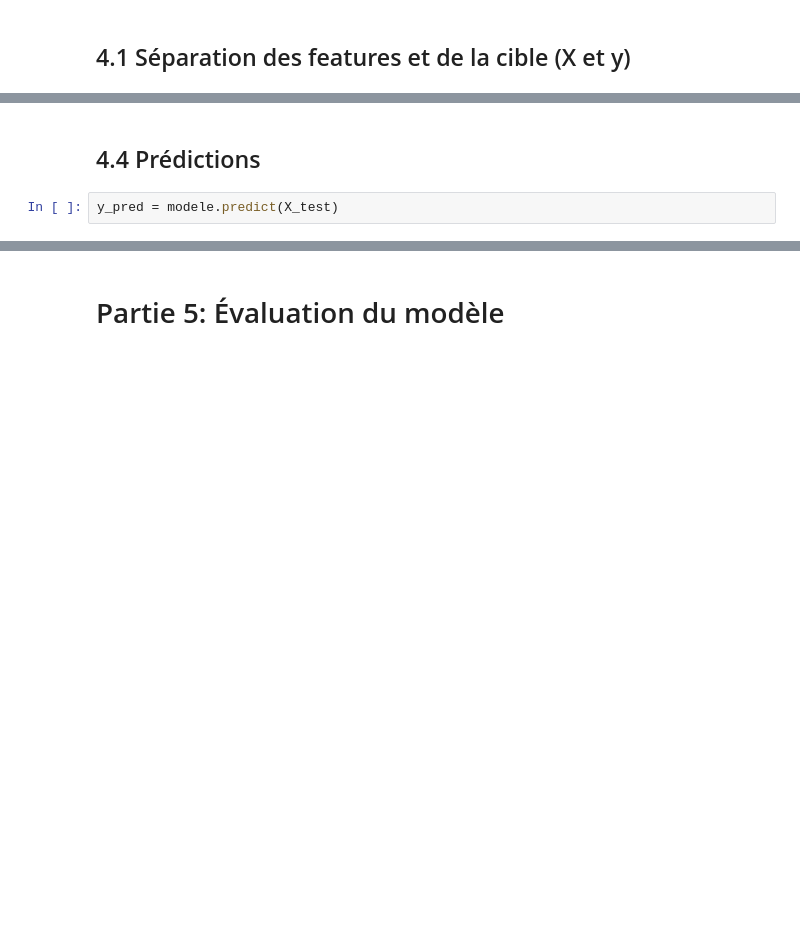
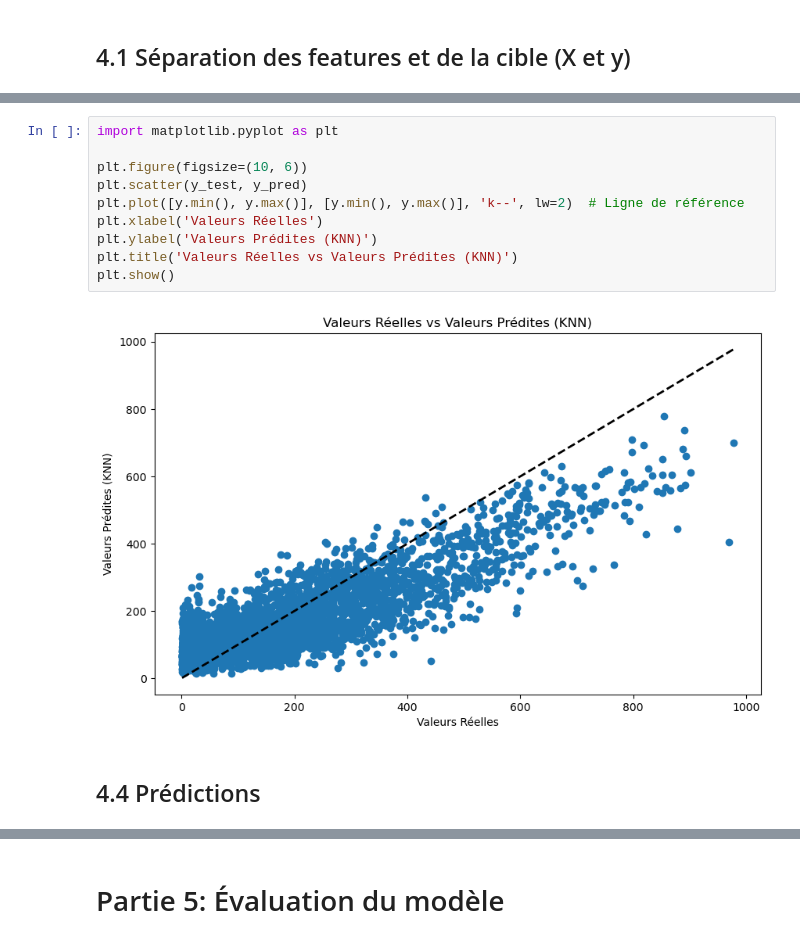
Before and after one commit to KhayriBS/ML-Project-Bike-Sharing-Model, a Jupyter notebook: Bike_Sharing_Analysis.ipynb, the cells around one changed output, grey strips where cells are left out. Cells and saved outputs as stored; diff of their text form; blank space fills up the shorter version.

```diff
--- a/Bike_Sharing_Analysis.ipynb
+++ b/Bike_Sharing_Analysis.ipynb
@@ -353,4 +510,14 @@ LinearRegression()
+# %%
+import matplotlib.pyplot as plt
+
+plt.figure(figsize=(10, 6))
+plt.scatter(y_test, y_pred)
+plt.plot([y.min(), y.max()], [y.min(), y.max()], 'k--', lw=2)  # Ligne de référence
+plt.xlabel('Valeurs Réelles')
+plt.ylabel('Valeurs Prédites (KNN)')
+plt.title('Valeurs Réelles vs Valeurs Prédites (KNN)')
+plt.show()
+# %% [output]
+[figure, added]
 # %% [markdown]
 ## 4.4 Prédictions
-# %%
-y_pred = modele.predict(X_test)
```
Also changed, not shown: parts of 18 cells of this notebook, 4 other files.
